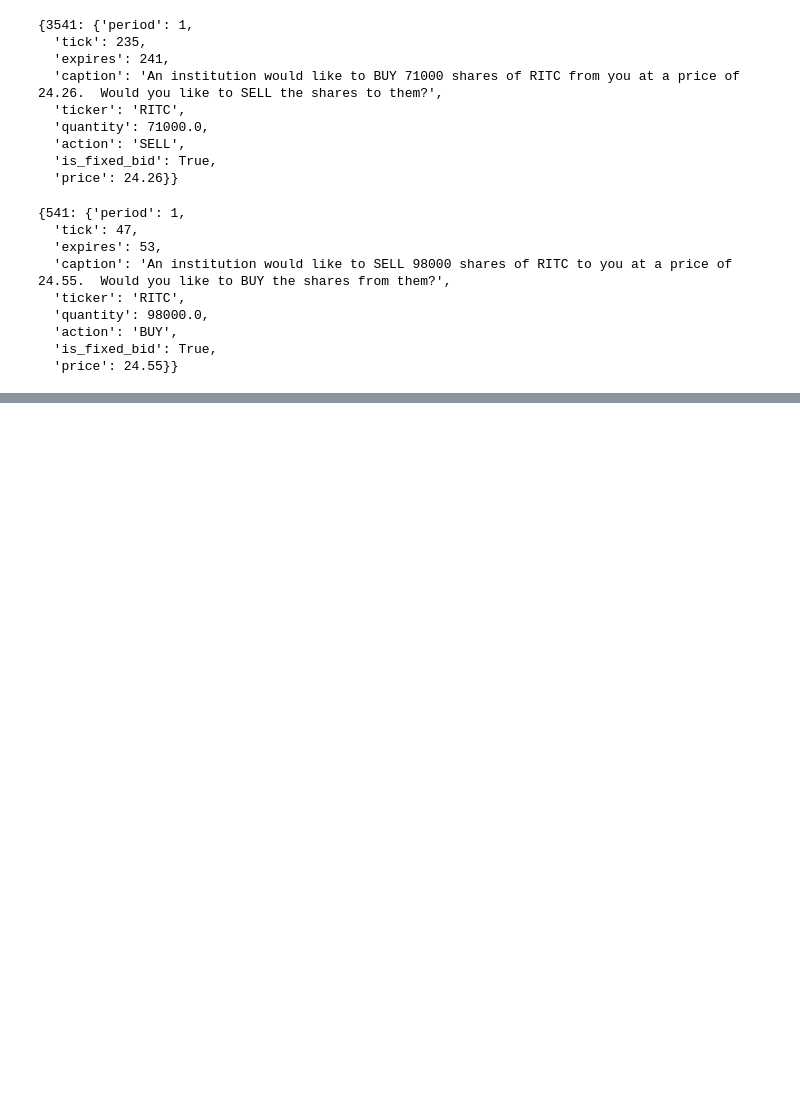
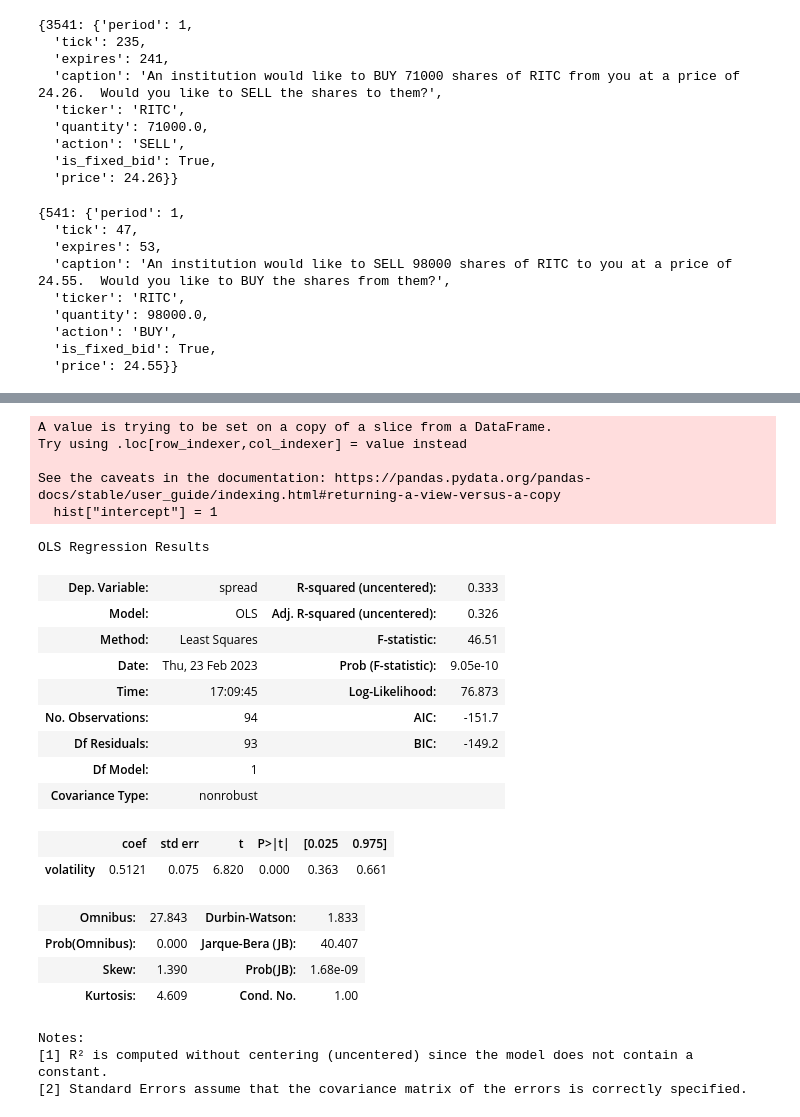
Before and after one commit to felixpoirier1/RIT, a Jupyter notebook: Algorithmic/analysis.ipynb, the cells around one changed output, grey strips where cells are left out. Saved outputs shown, nothing was run; the diff lists cells and outputs as text; code cells hidden in the pictures; blank space fills up the shorter version.

```diff
--- a/Algorithmic/analysis.ipynb
+++ b/Algorithmic/analysis.ipynb
@@ -179,0 +187,2 @@ hist["spread_in_pct"].plot()
+# %%
+hist = hist.dropna()
@@ -179,0 +199,33 @@ hist["spread_in_pct"].plot()
+# %%
+import statsmodels.formula.api as smf
+import statsmodels.api as sm
+
+hist["intercept"] = 1
+reg = sm.OLS(hist["spread"], hist[["volatility"]]).fit()
+
+reg.summary()
+# %% [output]
+A value is trying to be set on a copy of a slice from a DataFrame.
+Try using .loc[row_indexer,col_indexer] = value instead
+
+See the caveats in the documentation: https://pandas.pydata.org/pandas-docs/stable/user_guide/indexing.html#returning-a-view-versus-a-copy
+  hist["intercept"] = 1
+OLS Regression Results
+| Dep. Variable: | spread | R-squared (uncentered): | 0.333 |
+| Model: | OLS | Adj. R-squared (uncentered): | 0.326 |
+| Method: | Least Squares | F-statistic: | 46.51 |
+| Date: | Thu, 23 Feb 2023 | Prob (F-statistic): | 9.05e-10 |
+| Time: | 17:09:45 | Log-Likelihood: | 76.873 |
+| No. Observations: | 94 | AIC: | -151.7 |
+| Df Residuals: | 93 | BIC: | -149.2 |
+| Df Model: | 1 |  |  |
+| Covariance Type: | nonrobust |  |  |
+|  | coef | std err | t | P>|t| | [0.025 | 0.975] |
+| volatility | 0.5121 | 0.075 | 6.820 | 0.000 | 0.363 | 0.661 |
+| Omnibus: | 27.843 | Durbin-Watson: | 1.833 |
+| Prob(Omnibus): | 0.000 | Jarque-Bera (JB): | 40.407 |
+| Skew: | 1.390 | Prob(JB): | 1.68e-09 |
+| Kurtosis: | 4.609 | Cond. No. | 1.00 |
+Notes:
+[1] R² is computed without centering (uncentered) since the model does not contain a constant.
+[2] Standard Errors assume that the covariance matrix of the errors is correctly specified.
```
Also changed, not shown: parts of 15 cells of this notebook, 7 other files.
